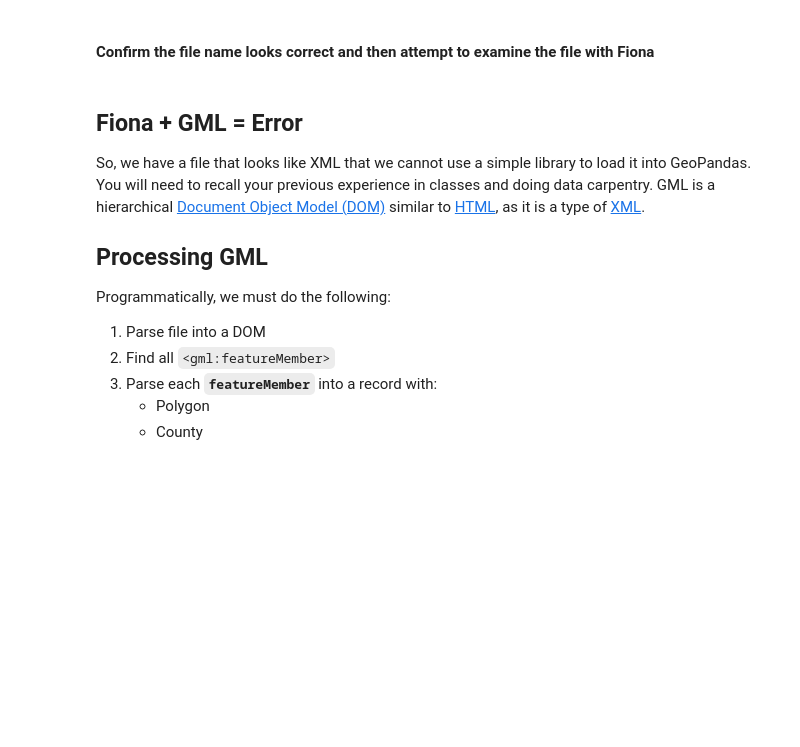
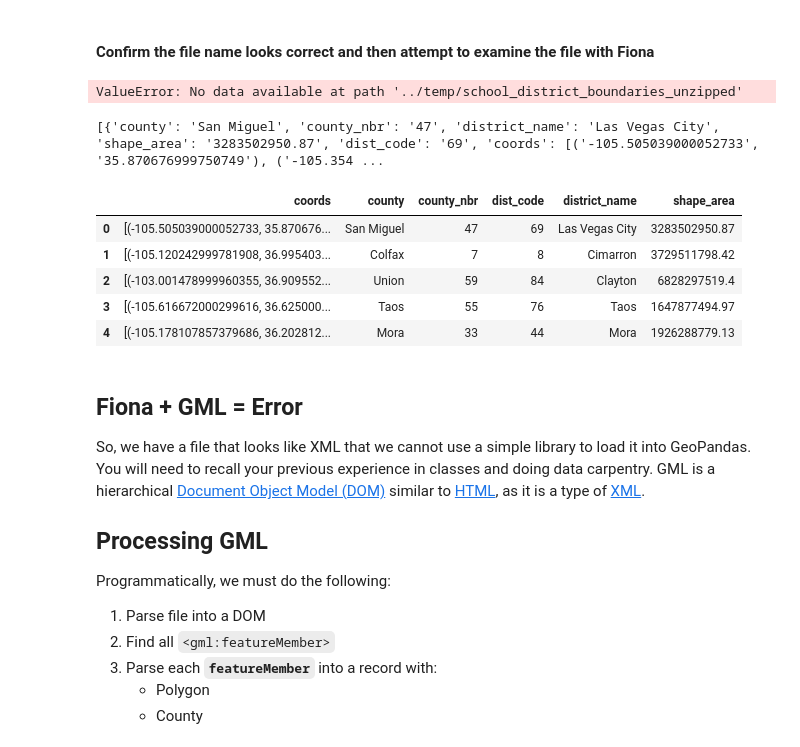
Before and after one commit to asouleymane/geospatial, a Jupyter notebook: module2/exercises/M2_Exercise.ipynb, the cells around one changed output. Drawn from its saved outputs; the diff is of its cells as text; code cells hidden in the pictures; blank space fills up the shorter version.

```diff
--- a/module2/exercises/M2_Exercise.ipynb
+++ b/module2/exercises/M2_Exercise.ipynb
@@ -58,11 +79,46 @@ import fiona
 ## ------
 # Fill in the Filename as appropriate
 # based on acquisition above
-GEODATA_FILE = ## ?
-
+GEODATA_FILE = '../temp/school_district_boundaries_unzipped' ## ?
 # Expect an error
 numLayers = len(fiona.listlayers(GEODATA_FILE))
 print("'{}' has {} layers".format(file_Path,numLayers))
+# %% [output]
+ValueError: No data available at path '../temp/school_district_boundaries_unzipped'
+# %%
+from bs4 import BeautifulSoup
+import re
+
+with open('../temp/school_district_boundaries_unzipped/school_district_boundaries.gml') as file:
+    soup = BeautifulSoup(file.read(), 'xml')
+records=[]
+for ft in soup.find_all('gml:featureMember'):
+    polygon = ft.find('gml:Polygon')
+    coords =polygon.find('gml:outerBoundaryIs').find('gml:LinearRing').find('gml:coordinates').text
+    coordo =coords.split(" ")
+    coordos = [(xy.split(",")) for xy in coordo]
+    county = ft.find('ogr:COUNTY').text
+    county_nbr = ft.find('ogr:CNTY_CODE').text
+    dist_code = ft.find('ogr:DIST_CODE').text
+    district_name = ft.find('ogr:NAMEPROPER').text
+    shape_area = ft.find('ogr:Shape_Area').text
+    record={"county":county,"county_nbr":county_nbr,"dist_code":dist_code,"district_name":district_name,"shape_area":shape_area,"coords":coordos}
+    records.append(record)
+print(records)
+# %% [output]
+[{'county': 'San Miguel', 'county_nbr': '47', 'district_name': 'Las Vegas City', 'shape_area': '3283502950.87', 'dist_code': '69', 'coords': [('-105.505039000052733', '35.870676999750749'), ('-105.354 ...
+# %%
+import geopandas as gpd
+import pandas as pd
+df1=pd.DataFrame(records)
+df1.head()
+# %% [output]
+|  | coords | county | county_nbr | dist_code | district_name | shape_area |
+| 0 | [(-105.505039000052733, 35.870676... | San Miguel | 47 | 69 | Las Vegas City | 3283502950.87 |
+| 1 | [(-105.120242999781908, 36.995403... | Colfax | 7 | 8 | Cimarron | 3729511798.42 |
+| 2 | [(-103.001478999960355, 36.909552... | Union | 59 | 84 | Clayton | 6828297519.4 |
+| 3 | [(-105.616672000299616, 36.625000... | Taos | 55 | 76 | Taos | 1647877494.97 |
+| 4 | [(-105.178107857379686, 36.202812... | Mora | 33 | 44 | Mora | 1926288779.13 |
 # %% [markdown]
 ## Fiona + GML = Error
 
```
Also changed, not shown: parts of 12 cells of this notebook.
